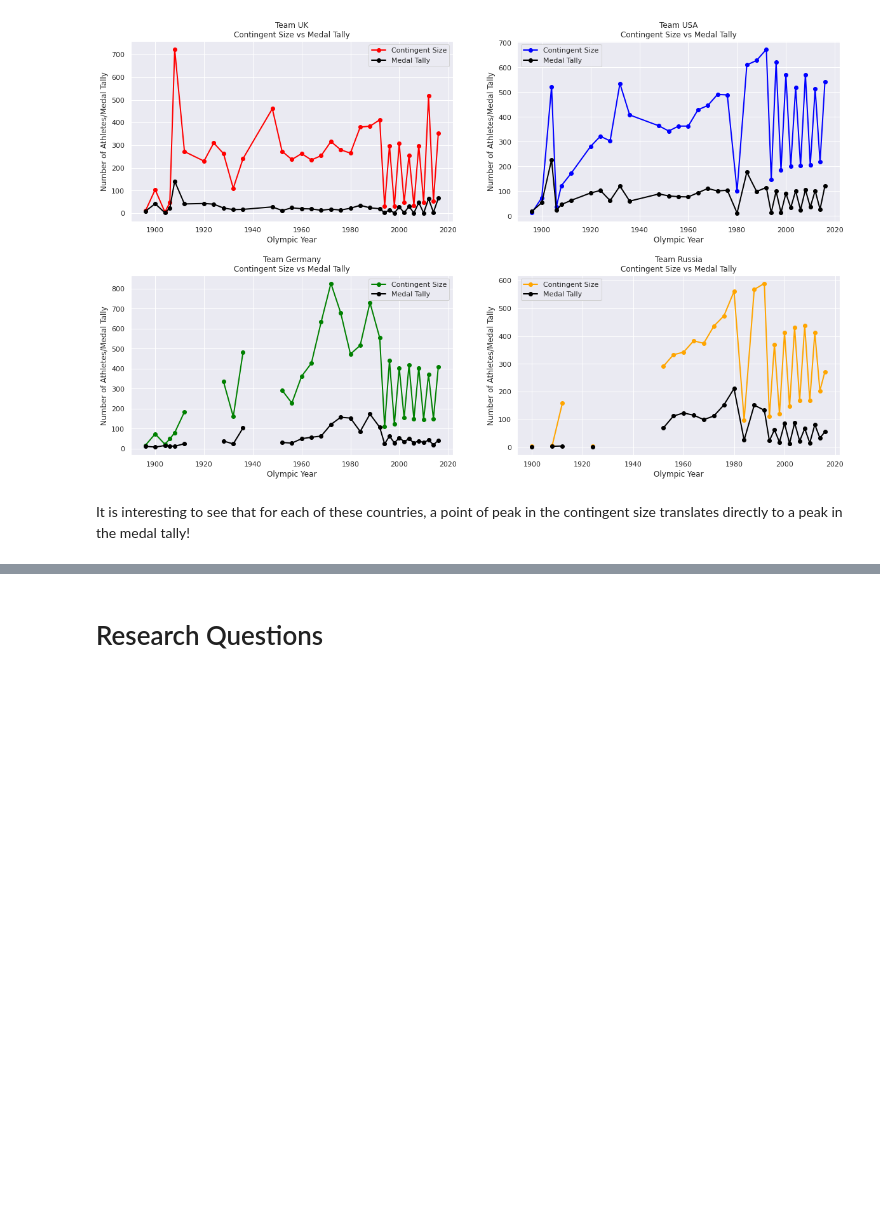
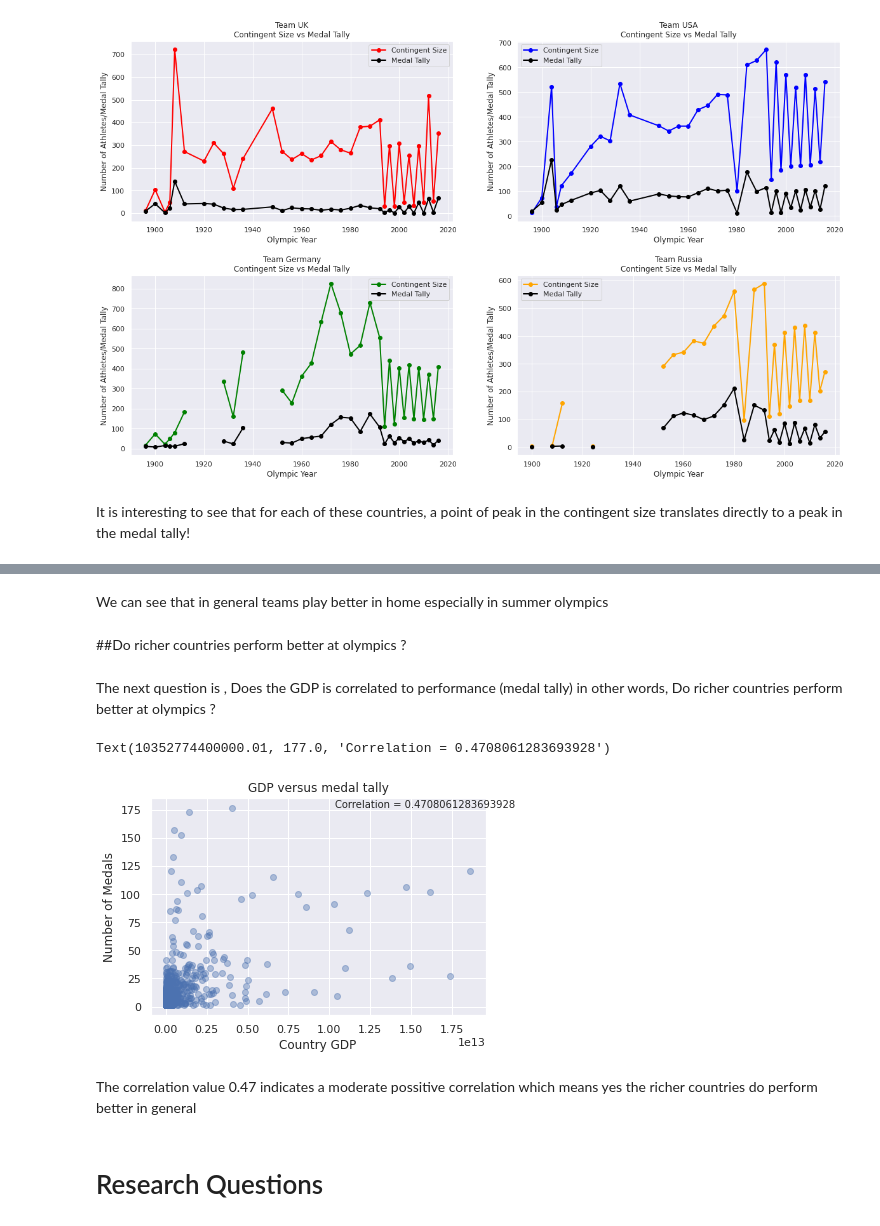
Before and after one commit to CSEN1095-W21/project-u8, a Jupyter notebook: cleaning.ipynb, the cells around one changed output, grey strips where cells are left out. Cells and saved outputs as stored; diff of their text form; code cells hidden in the pictures; blank space fills up the shorter version.

Commit message:
Resolving some questions.

```diff
--- a/cleaning.ipynb
+++ b/cleaning.ipynb
@@ -1252,3 +1330,46 @@ It is interesting to see that for each of these countries, a point of peak in th
+# %% [markdown]
+We can see that in general teams play better in home especially in summer olympics
+# %% [markdown]
+##Do richer countries perform better at olympics ?
+# %% [markdown]
+The next question is , Does the GDP is correlated to performance (medal tally)
+in other words, Do richer countries perform better at olympics ?
+# %%
+year_team_gdp = olympics_final.loc[:, ['Year', 'Team', 'GDP']].drop_duplicates()
+
+medal_tally_gdp = medal_tally.merge(year_team_gdp,
+                                   left_on = ['Year', 'Team'],
+                                   right_on = ['Year', 'Team'],
+                                   how = 'left')
+
+row_mask_5 = medal_tally_gdp['Medal_Won_Corrected'] > 0
+row_mask_6 = medal_tally_gdp['Team'].map(lambda x: x in top_countries)
+
+
+
+
+correlation = medal_tally_gdp.loc[row_mask_5, ['GDP', 'Medal_Won_Corrected']].corr()['Medal_Won_Corrected'][0]
+
+
+
+plot(medal_tally_gdp.loc[row_mask_5, 'GDP'],
+     medal_tally_gdp.loc[row_mask_5, 'Medal_Won_Corrected'] ,
+     linestyle = 'none',
+     marker = 'o',
+    alpha = 0.4)
+xlabel('Country GDP')
+
+
+ylabel('Number of Medals')
+title('GDP versus medal tally')
+text(np.nanpercentile(medal_tally_gdp['GDP'], 99.6),
+     max(medal_tally_gdp['Medal_Won_Corrected']) - 50,
+     "Correlation = " + str(correlation))
+# %% [output]
+Text(10352774400000.01, 177.0, 'Correlation = 0.4708061283693928')
+[figure, added]
+# %% [markdown]
+The correlation value 0.47 indicates a moderate possitive correlation which means yes the richer countries do perform better in general
 # %% [markdown]
 # Research  Questions
 # %% [markdown]
```
Also changed, not shown: parts of 5 cells of this notebook.
